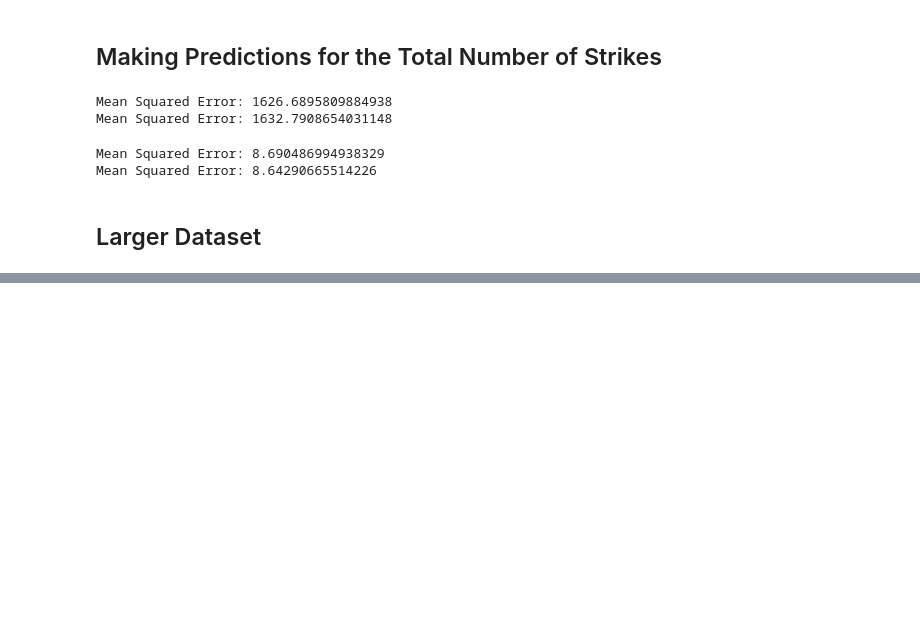
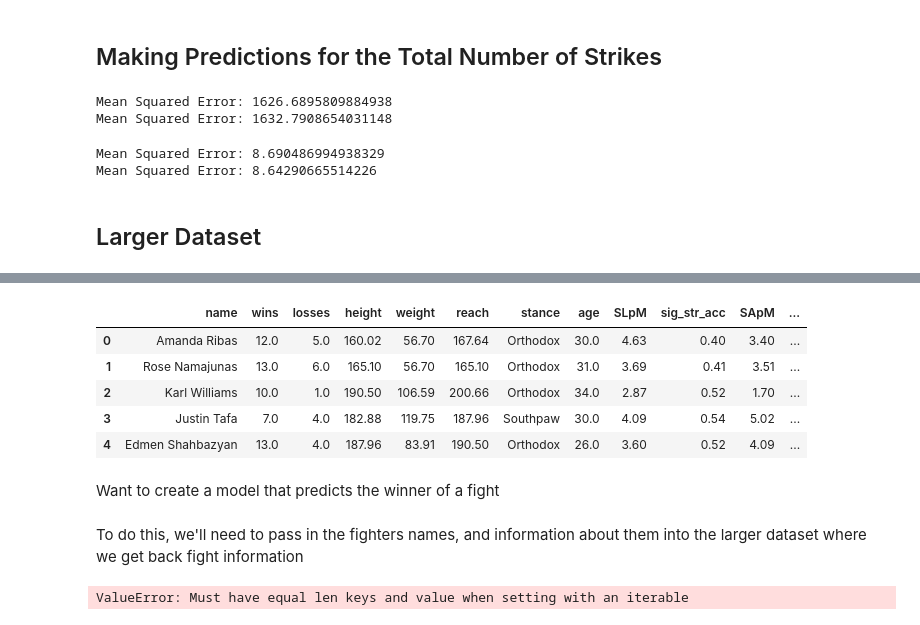
Before and after one commit to thomassems/UFC-Fight-Analytics, a Jupyter notebook: fight_analysis.ipynb, the cells around one changed output, grey strips where cells are left out. Cells and saved outputs as stored; diff of their text form; code cells hidden in the pictures; blank space fills up the shorter version.

```diff
--- a/fight_analysis.ipynb
+++ b/fight_analysis.ipynb
@@ -632,0 +622,32 @@ memory usage: 5.4+ MB
+# %%
+fighter_data = pd.read_csv("fighter_stats.csv")
+fighter_data.head()
+# %% [output]
+|  | name | wins | losses | height | weight | reach | stance | age | SLpM | sig_str_acc | SApM | ... |
+| 0 | Amanda Ribas | 12.0 | 5.0 | 160.02 | 56.70 | 167.64 | Orthodox | 30.0 | 4.63 | 0.40 | 3.40 | ... |
+| 1 | Rose Namajunas | 13.0 | 6.0 | 165.10 | 56.70 | 165.10 | Orthodox | 31.0 | 3.69 | 0.41 | 3.51 | ... |
+| 2 | Karl Williams | 10.0 | 1.0 | 190.50 | 106.59 | 200.66 | Orthodox | 34.0 | 2.87 | 0.52 | 1.70 | ... |
+| 3 | Justin Tafa | 7.0 | 4.0 | 182.88 | 119.75 | 187.96 | Southpaw | 30.0 | 4.09 | 0.54 | 5.02 | ... |
+| 4 | Edmen Shahbazyan | 13.0 | 4.0 | 187.96 | 83.91 | 190.50 | Orthodox | 26.0 | 3.60 | 0.52 | 4.09 | ... |
+# %% [markdown]
+Want to create a model that predicts the winner of a fight
+# %% [markdown]
+To do this, we'll need to pass in the fighters names, and information about them into the larger dataset where we get back fight information
+# %%
+fighter_info = {}
+ # can't pass in wins and losses right now
+ # the way predictions will work will be kind of weird since, it's odd prediciting
+ # the outcome of older fights based on newer data
+for i in fighter_data.index:
+    fighter_info[fighter_data.at[i, 'name']] = [fighter_data.at[i, 'height'], \
+      fighter_data.at[i, 'reach'], fighter_data.at[i, 'stance'], \
+          fighter_data.at[i, 'sig_str_acc'], fighter_data.at[i, 'td_avg'], \
+      fighter_data.at[i, 'td_avg']]
+fighter_info
+
+# for i in large_data.index:
+#   large_data.at[i, 'r_fighter_stats'] = fighter_info[large_data.at[i, 'r_fighter']]
+#   large_data.at[i, 'b_fighter_stats'] = fighter_info[large_data.at[i, 'b_fighter']]
+# large_data.head()
+# %% [output]
+ValueError: Must have equal len keys and value when setting with an iterable
```
Also changed, not shown: parts of 3 cells of this notebook.
